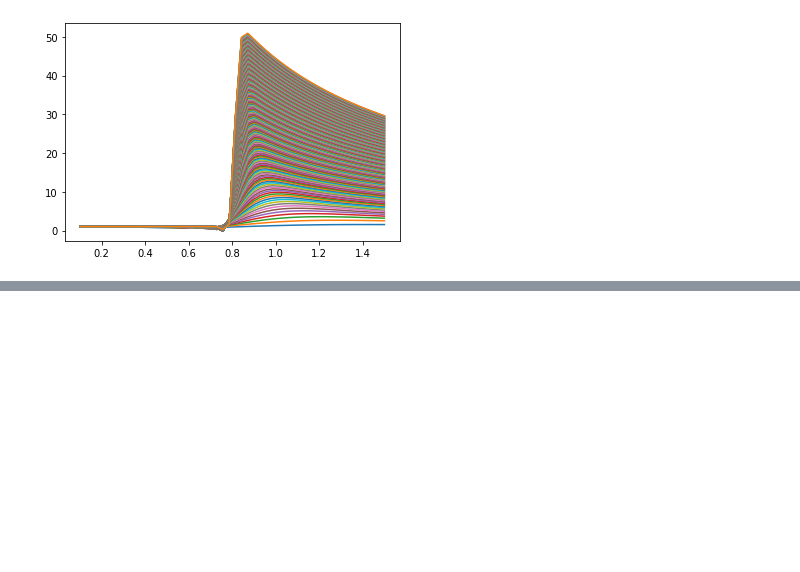
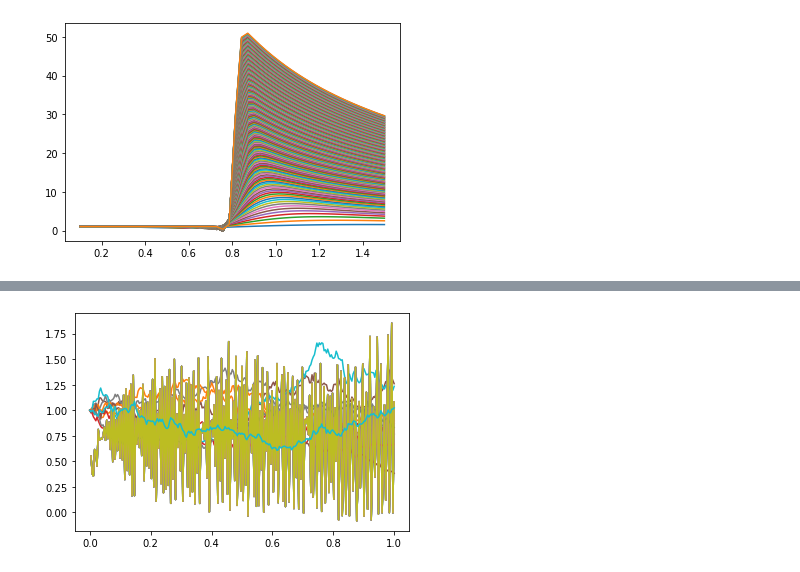
Before and after one commit to moo-337/moo, a Jupyter notebook: docs/get_started.ipynb, the cells around one changed output, grey strips where cells are left out. Saved outputs shown, nothing was run; the diff lists cells and outputs as text; code cells hidden in the pictures; blank space fills up the shorter version.

```diff
--- a/docs/get_started.ipynb
+++ b/docs/get_started.ipynb
@@ -253,7 +289,7 @@ print(np.std(hedge[-1]), np.mean(hedge[-1]))
 # %%
 pred_hedge = []
 pred_premium = []
-for k in range(int(Ktest/5)):
+for k in range(int(Ktest)):
     xtest = ([initialprice*np.ones((1, m))] +
             [np.zeros((1, m))]+
             [np.ones((1, m))]+
@@ -265,3 +301,4 @@ for k in range(int(Ktest/5)):
     pred_premium.append(y[0][-1])
 
     plt.plot(grid[1:], y[0][1:-1], grid[:], price[k])
+# %% [output]
@@ -268,3 +315,4 @@ for k in range(int(Ktest/5)):
+[figure, added]
 # %%
 plt.hist(pred_hedge)
 plt.show()
```
Also changed, not shown: parts of 15 cells of this notebook.
